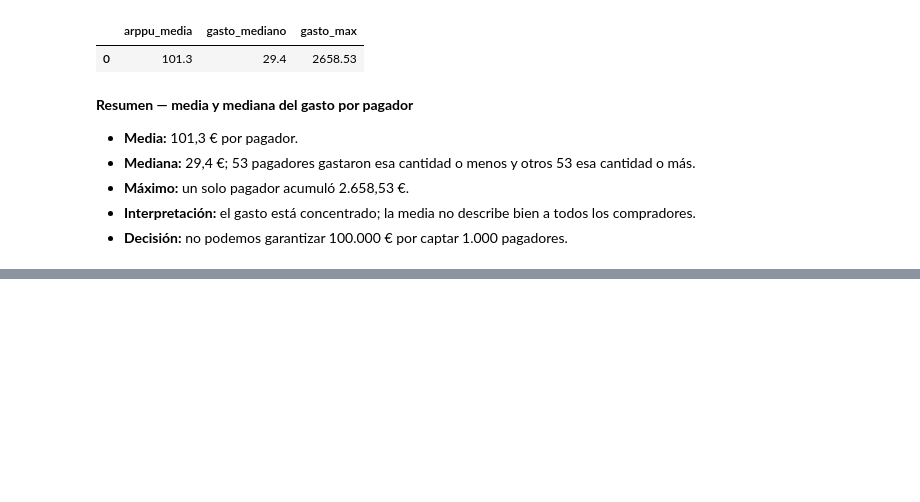
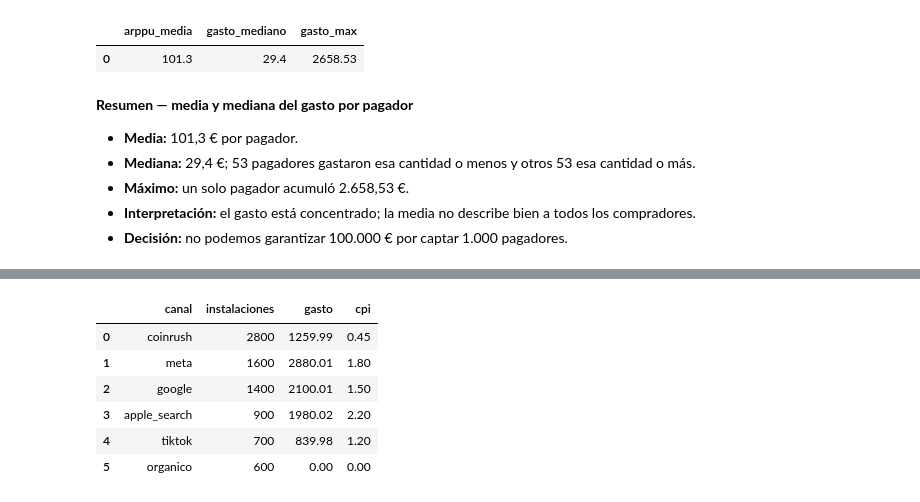
Before and after one commit to paulaibaa/playloop-game-industry-business-case, a Jupyter notebook: notebooks/03_analisis.ipynb, the cells around one changed output, grey strips where cells are left out. Saved outputs shown, nothing was run; the diff lists cells and outputs as text; code cells hidden in the pictures; blank space fills up the shorter version.

Commit message:
Completa análisis de rendimiento por canal y CoinRush por país

```diff
--- a/notebooks/03_analisis.ipynb
+++ b/notebooks/03_analisis.ipynb
@@ -799,0 +812,37 @@ gasto_pagadores
+# %%
+# Comparamos el volumen de jugadores y el coste por instalación.
+consulta_cpi = text("""
+    WITH gasto AS(
+        SELECT canal, SUM(gasto) AS gasto_total
+        FROM public.gasto_ua
+        GROUP BY canal
+     )
+
+    SELECT
+        u.canal_adquisicion as canal,
+        COUNT(*) as instalaciones,
+        ROUND(g.gasto_total,2) as gasto,
+        ROUND(g.gasto_total / COUNT(*),2) AS cpi
+
+    FROM public.usuarios AS u
+    LEFT JOIN gasto AS g
+        ON u.canal_adquisicion = g.canal
+
+    GROUP BY u.canal_adquisicion, g.gasto_total
+    ORDER BY instalaciones DESC
+""")
+
+
+# Ejecutamos SQL y guardamos el resultado en pandas.
+with engine.connect() as conexion:
+    cpi_por_canal = pd.read_sql(consulta_cpi, conexion)
+
+cpi_por_canal
+# %% [output]
+|  | canal | instalaciones | gasto | cpi |
+| 0 | coinrush | 2800 | 1259.99 | 0.45 |
+| 1 | meta | 1600 | 2880.01 | 1.80 |
+| 2 | google | 1400 | 2100.01 | 1.50 |
+| 3 | apple_search | 900 | 1980.02 | 2.20 |
+| 4 | tiktok | 700 | 839.98 | 1.20 |
+| 5 | organico | 600 | 0.00 | 0.00 |
```
Also changed, not shown: parts of 26 cells of this notebook.
